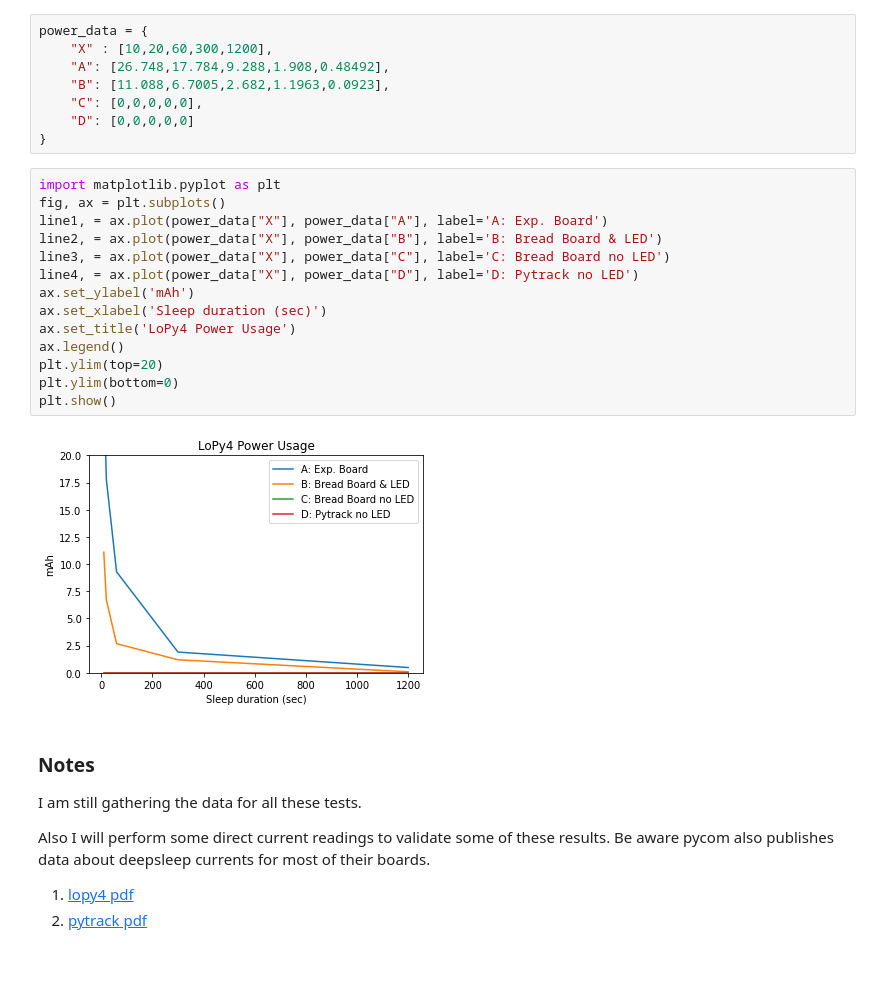
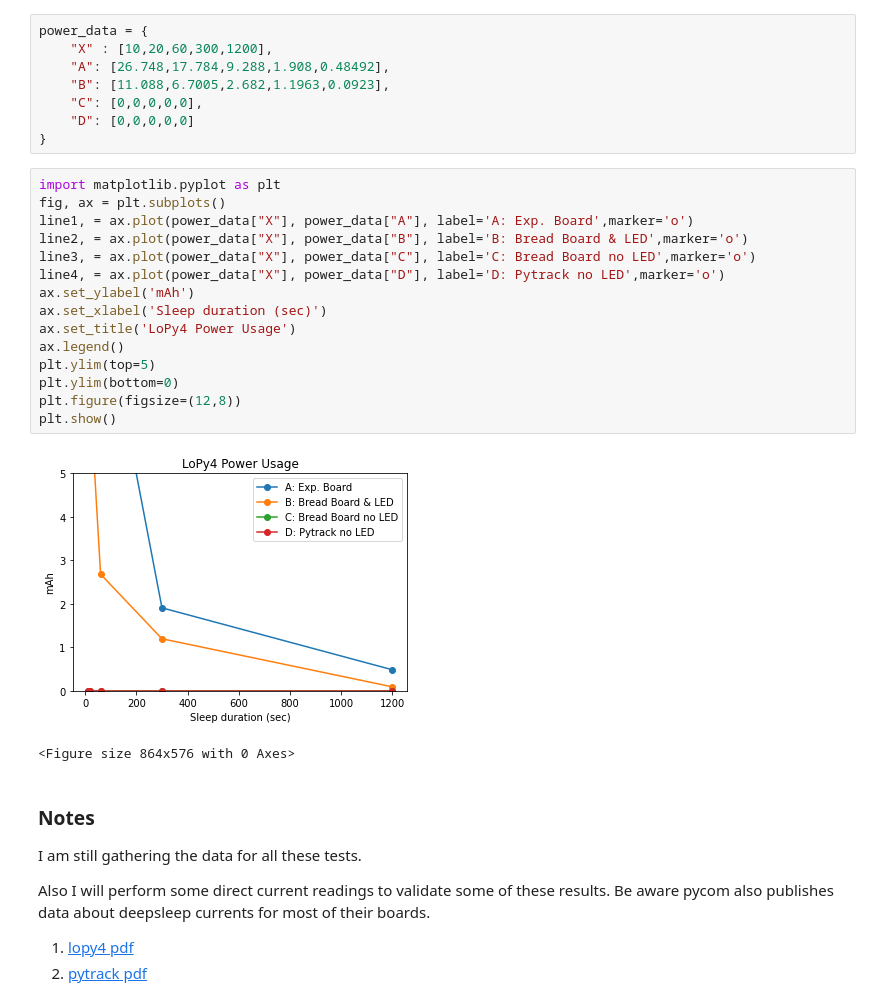
Before and after one commit to somervda/lopybase, a Jupyter notebook: lopy4 battery usage.ipynb, the cells around one changed output. Cells and saved outputs as stored; diff of their text form; blank space fills up the shorter version.

Commit message:
Update power chart

```diff
--- a/lopy4 battery usage.ipynb
+++ b/lopy4 battery usage.ipynb
@@ -37,19 +37,21 @@ power_data = {
 # %%
 import matplotlib.pyplot as plt
 fig, ax = plt.subplots()
-line1, = ax.plot(power_data["X"], power_data["A"], label='A: Exp. Board')
-line2, = ax.plot(power_data["X"], power_data["B"], label='B: Bread Board & LED')
-line3, = ax.plot(power_data["X"], power_data["C"], label='C: Bread Board no LED')
-line4, = ax.plot(power_data["X"], power_data["D"], label='D: Pytrack no LED')
+line1, = ax.plot(power_data["X"], power_data["A"], label='A: Exp. Board',marker='o')
+line2, = ax.plot(power_data["X"], power_data["B"], label='B: Bread Board & LED',marker='o')
+line3, = ax.plot(power_data["X"], power_data["C"], label='C: Bread Board no LED',marker='o')
+line4, = ax.plot(power_data["X"], power_data["D"], label='D: Pytrack no LED',marker='o')
 ax.set_ylabel('mAh')
 ax.set_xlabel('Sleep duration (sec)')
 ax.set_title('LoPy4 Power Usage')
 ax.legend()
-plt.ylim(top=20)
+plt.ylim(top=5)
 plt.ylim(bottom=0)
+plt.figure(figsize=(12,8))
 plt.show()
 # %% [output]
-[figure, old version]
+[figure, new version]
+<Figure size 864x576 with 0 Axes>
 # %% [markdown]
 ### Notes
 
```
